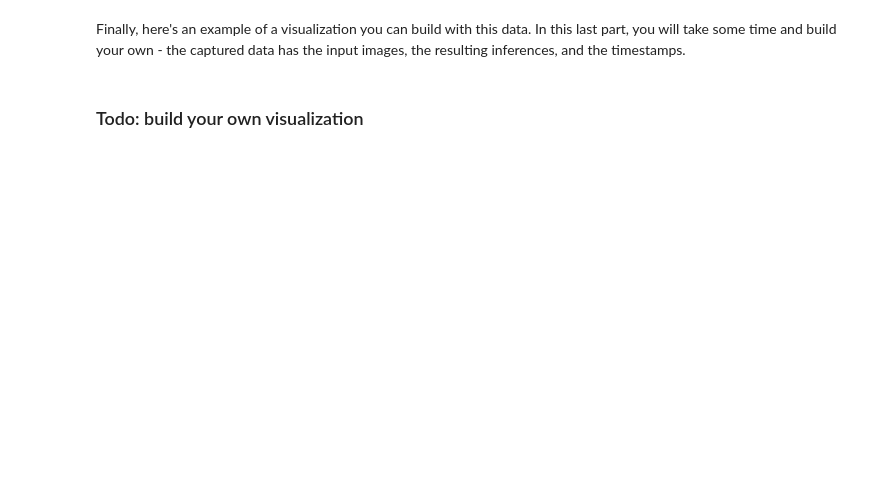
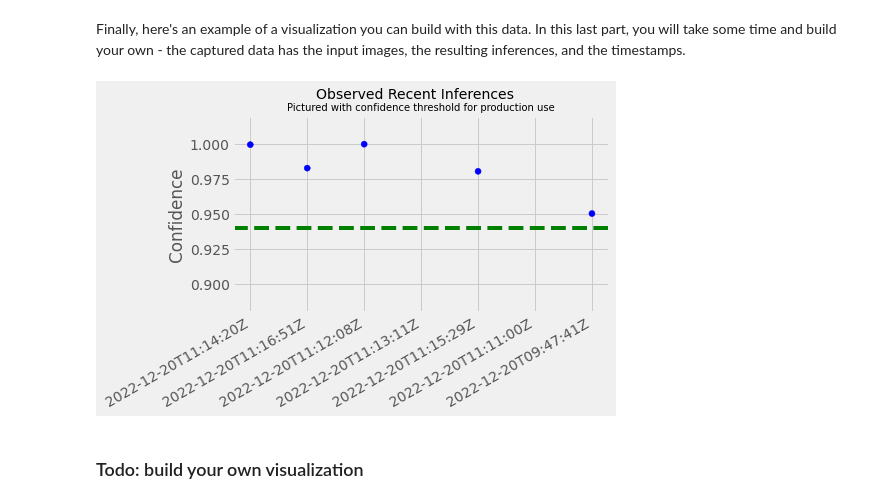
Before and after one commit to mmuchsin/sconed-unlimited, a Jupyter notebook: main.ipynb, the cells around one changed output. Saved outputs shown, nothing was run; the diff lists cells and outputs as text; code cells hidden in the pictures; blank space fills up the shorter version.

```diff
--- a/main.ipynb
+++ b/main.ipynb
@@ -742,10 +747,10 @@ Now we can extract the data from each of the source files:
 import os
 
 # List the file names we downloaded
-file_handles = os.listdir("./src/captured_data/image-classification-2022-12-20-08-04-21-522/AllTraffic/2022/12/20/11")
+file_handles = os.listdir("./src/captured_data/combined")
 
 # Dump all the data into an array
 json_data = []
 for jsonl in file_handles:
-    with jsonlines.open(f"{file_handles}/{jsonl}") as f:
+    with jsonlines.open(f"./src/captured_data/combined/{jsonl}") as f:
         json_data.append(f.read())
@@ -766,26 +771,28 @@ Finally, here's an example of a visualization you can build with this data. In t
 # %%
 # Populate the data for the x and y axis
 x = []
 y = []
 for obj in json_data:
     inference, timestamp = simple_getter(obj)
 
     y.append(max(inference))
     x.append(timestamp)
 
 # Todo: here is an visualization example, take some time to build another visual that helps monitor the result
 # Plot the data
 plt.scatter(x, y, c=['r' if k<.94 else 'b' for k in y ])
 plt.axhline(y=0.94, color='g', linestyle='--')
 plt.ylim(bottom=.88)
 
 # Add labels
 plt.ylabel("Confidence")
 plt.suptitle("Observed Recent Inferences", size=14)
 plt.title("Pictured with confidence threshold for production use", size=10)
 
 # Give it some pizzaz!
-plt.style.use("Solarize_Light2")
+plt.style.use("fivethirtyeight")
 plt.gcf().autofmt_xdate()
+# %% [output]
+[figure, added]
 # %% [markdown]
 ### Todo: build your own visualization
```
Also changed, not shown: parts of 4 cells of this notebook, 7 other files.
